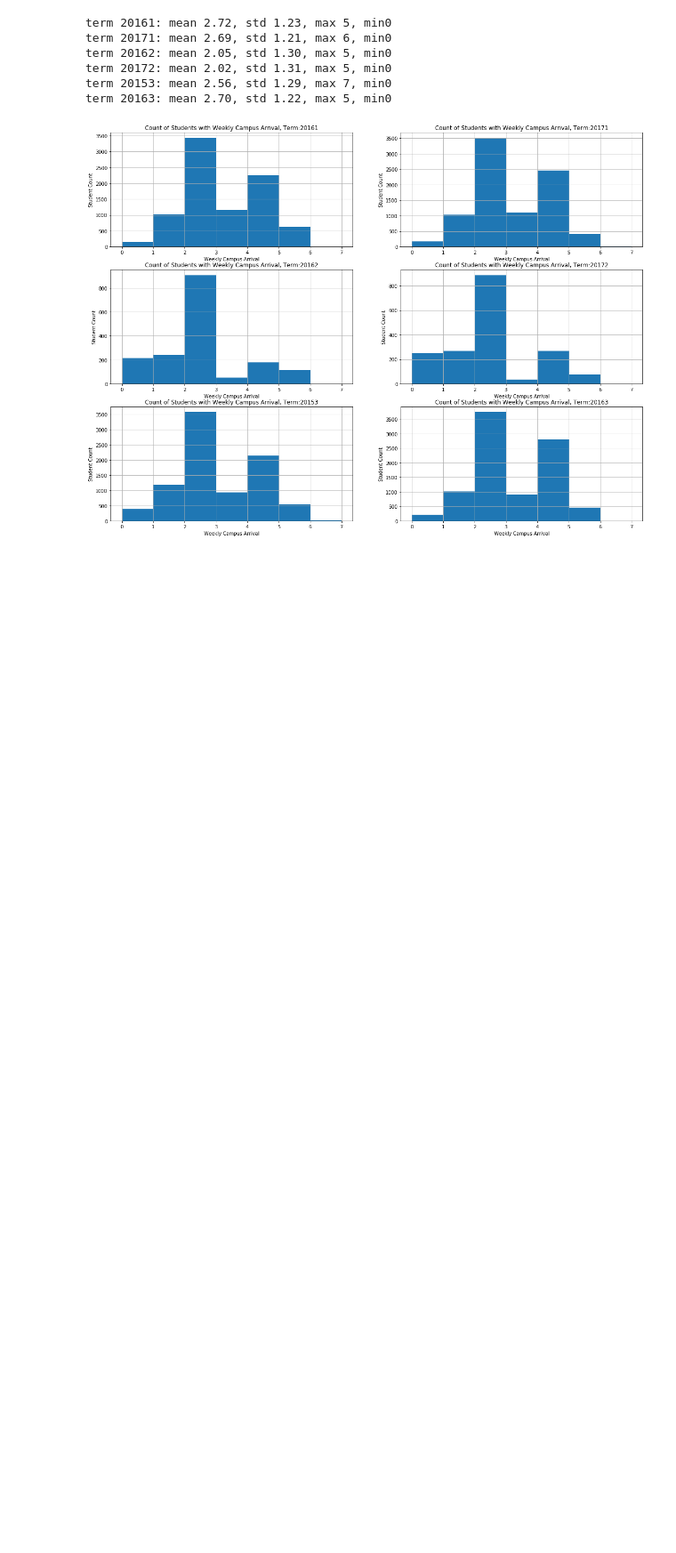
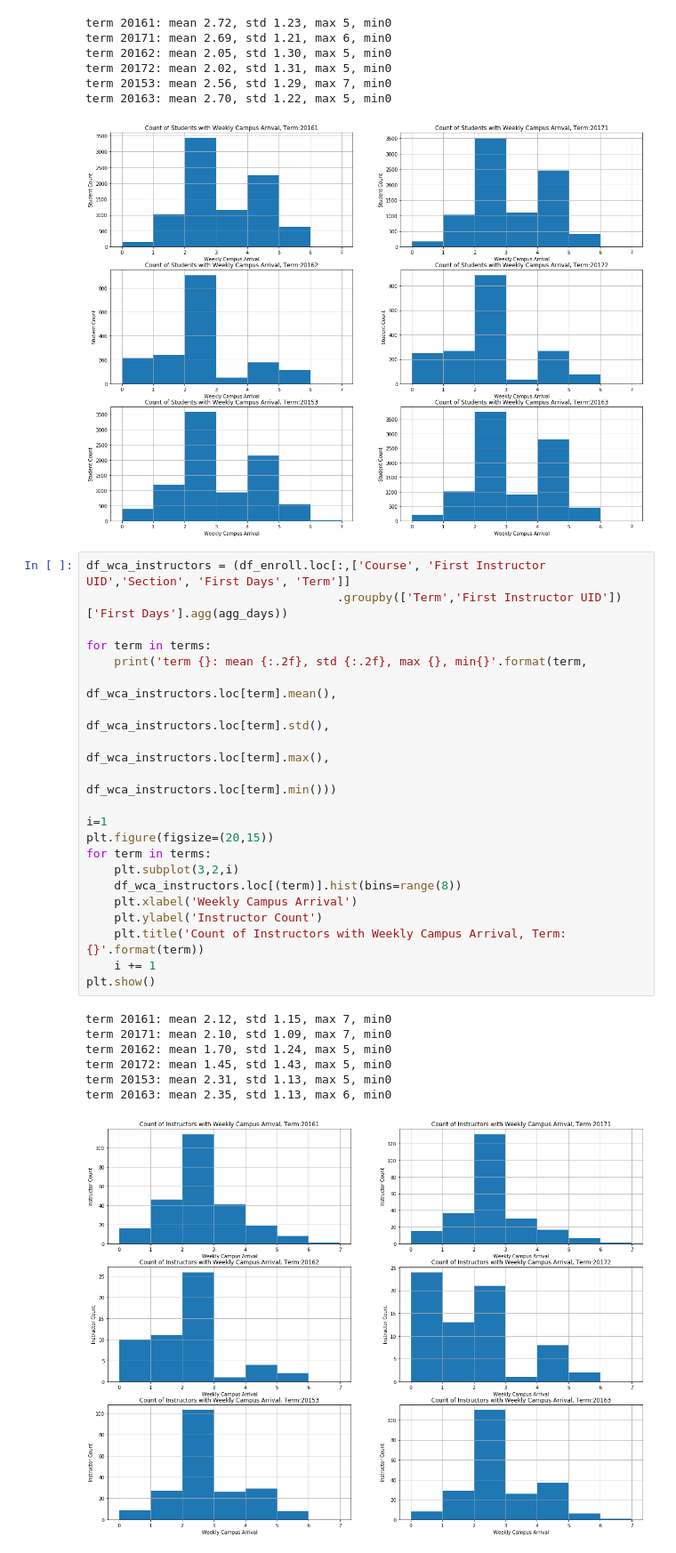
Before and after one commit to BenKang34/CourseSchedulingOptimization, a Jupyter notebook: EDA_Student.ipynb, the cells around one changed output. Shown: that part at 89% size. Cells and saved outputs as stored; diff of their text form; blank space fills up the shorter version.

Commit message:
Added metric of Weekly Campus Arrival for instructors

```diff
--- a/EDA_Student.ipynb
+++ b/EDA_Student.ipynb
@@ -184,3 +184,32 @@ term 20172: mean 2.02, std 1.31, max 5, min0
 term 20153: mean 2.56, std 1.29, max 7, min0
 term 20163: mean 2.70, std 1.22, max 5, min0
 [figure]
+# %%
+df_wca_instructors = (df_enroll.loc[:,['Course', 'First Instructor UID','Section', 'First Days', 'Term']]
+                                    .groupby(['Term','First Instructor UID'])['First Days'].agg(agg_days))
+
+for term in terms:
+    print('term {}: mean {:.2f}, std {:.2f}, max {}, min{}'.format(term,
+                                                                   df_wca_instructors.loc[term].mean(),
+                                                                   df_wca_instructors.loc[term].std(),
+                                                                   df_wca_instructors.loc[term].max(),
+                                                                   df_wca_instructors.loc[term].min()))
+
+i=1
+plt.figure(figsize=(20,15))
+for term in terms:
+    plt.subplot(3,2,i)
+    df_wca_instructors.loc[(term)].hist(bins=range(8))
+    plt.xlabel('Weekly Campus Arrival')
+    plt.ylabel('Instructor Count')
+    plt.title('Count of Instructors with Weekly Campus Arrival, Term:{}'.format(term))
+    i += 1
+plt.show()
+# %% [output]
+term 20161: mean 2.12, std 1.15, max 7, min0
+term 20171: mean 2.10, std 1.09, max 7, min0
+term 20162: mean 1.70, std 1.24, max 5, min0
+term 20172: mean 1.45, std 1.43, max 5, min0
+term 20153: mean 2.31, std 1.13, max 5, min0
+term 20163: mean 2.35, std 1.13, max 6, min0
+[figure, added]
```
Also changed, not shown: parts of 1 cell of this notebook.
